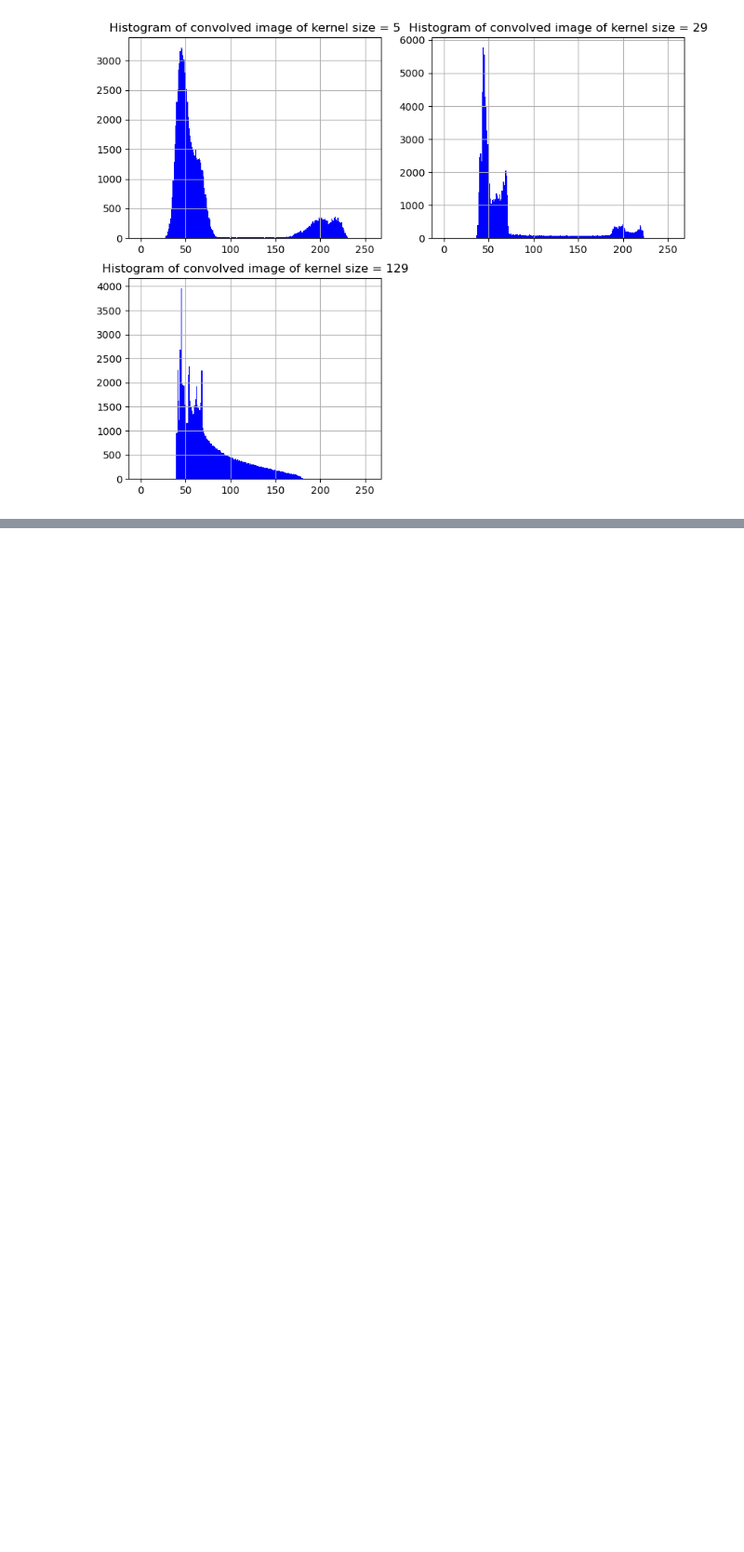
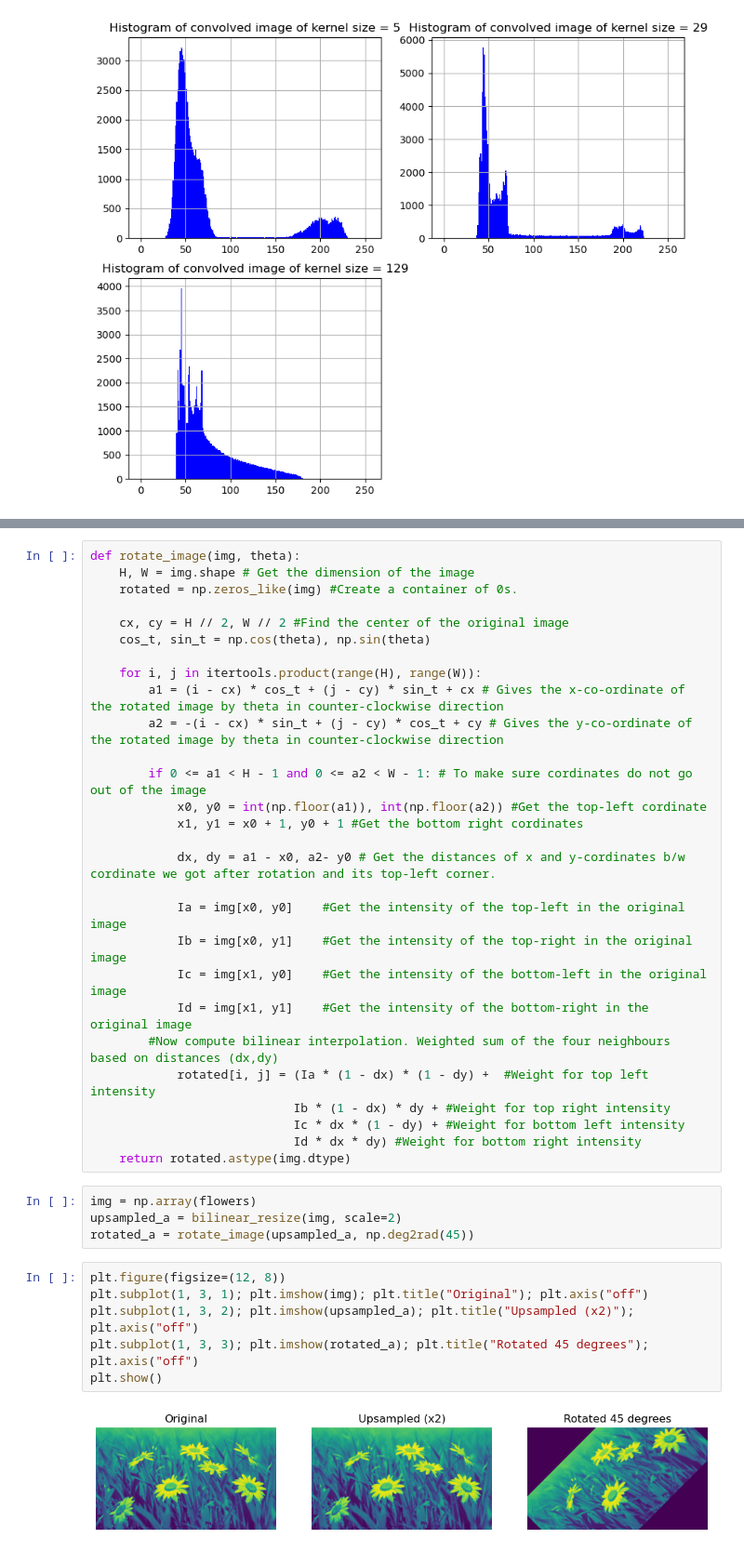
Before and after one commit to Pritam1102/DIP2025, a Jupyter notebook: assignment2.ipynb, the cells around one changed output, grey strips where cells are left out. Shown at 93% size. Drawn from its saved outputs; the diff is of its cells as text; blank space fills up the shorter version.

```diff
--- a/assignment2.ipynb
+++ b/assignment2.ipynb
@@ -183,0 +214,40 @@ plt.show()
+# %%
+def rotate_image(img, theta):
+    H, W = img.shape # Get the dimension of the image
+    rotated = np.zeros_like(img) #Create a container of 0s.
+
+    cx, cy = H // 2, W // 2 #Find the center of the original image
+    cos_t, sin_t = np.cos(theta), np.sin(theta)
+
+    for i, j in itertools.product(range(H), range(W)):
+        a1 = (i - cx) * cos_t + (j - cy) * sin_t + cx # Gives the x-co-ordinate of the rotated image by theta in counter-clockwise direction
+        a2 = -(i - cx) * sin_t + (j - cy) * cos_t + cy # Gives the y-co-ordinate of the rotated image by theta in counter-clockwise direction
+
+        if 0 <= a1 < H - 1 and 0 <= a2 < W - 1: # To make sure cordinates do not go out of the image
+            x0, y0 = int(np.floor(a1)), int(np.floor(a2)) #Get the top-left cordinate
+            x1, y1 = x0 + 1, y0 + 1 #Get the bottom right cordinates
+
+            dx, dy = a1 - x0, a2- y0 # Get the distances of x and y-cordinates b/w cordinate we got after rotation and its top-left corner.
+
+            Ia = img[x0, y0]    #Get the intensity of the top-left in the original image
+            Ib = img[x0, y1]    #Get the intensity of the top-right in the original image
+            Ic = img[x1, y0]    #Get the intensity of the bottom-left in the original image
+            Id = img[x1, y1]    #Get the intensity of the bottom-right in the original image
+        #Now compute bilinear interpolation. Weighted sum of the four neighbours based on distances (dx,dy)
+            rotated[i, j] = (Ia * (1 - dx) * (1 - dy) +  #Weight for top left intensity
+                            Ib * (1 - dx) * dy + #Weight for top right intensity
+                            Ic * dx * (1 - dy) + #Weight for bottom left intensity
+                            Id * dx * dy) #Weight for bottom right intensity
+    return rotated.astype(img.dtype)
+# %%
+img = np.array(flowers)
+upsampled_a = bilinear_resize(img, scale=2)
+rotated_a = rotate_image(upsampled_a, np.deg2rad(45))
+# %%
+plt.figure(figsize=(12, 8))
+plt.subplot(1, 3, 1); plt.imshow(img); plt.title("Original"); plt.axis("off")
+plt.subplot(1, 3, 2); plt.imshow(upsampled_a); plt.title("Upsampled (x2)"); plt.axis("off")
+plt.subplot(1, 3, 3); plt.imshow(rotated_a); plt.title("Rotated 45 degrees"); plt.axis("off")
+plt.show()
+# %% [output]
+[figure, added]
```
Also changed, not shown: parts of 10 cells of this notebook.
